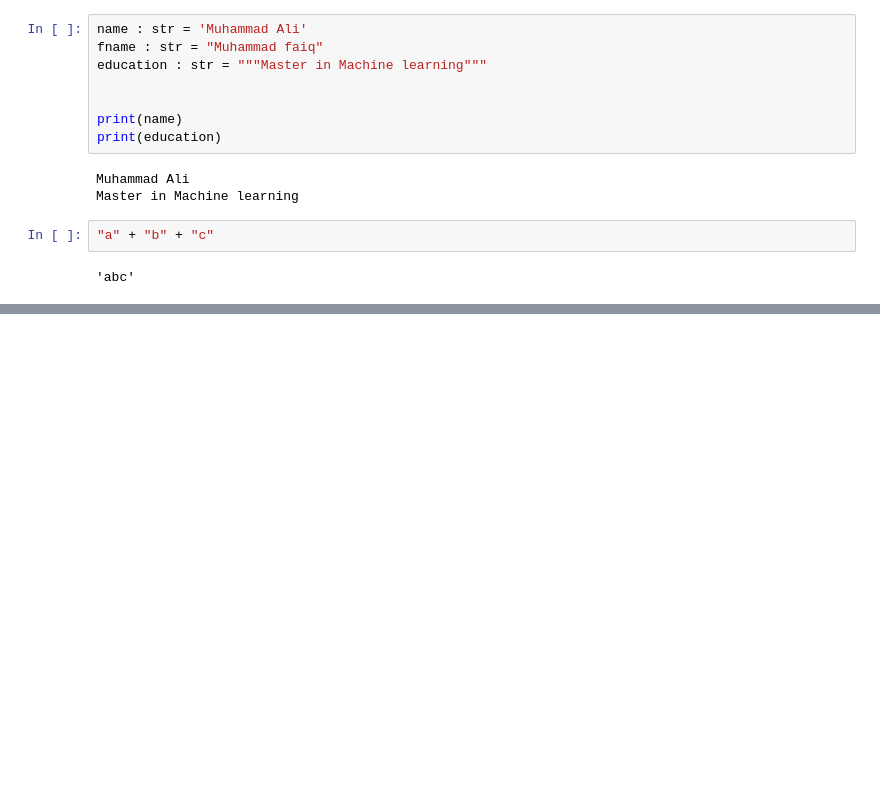
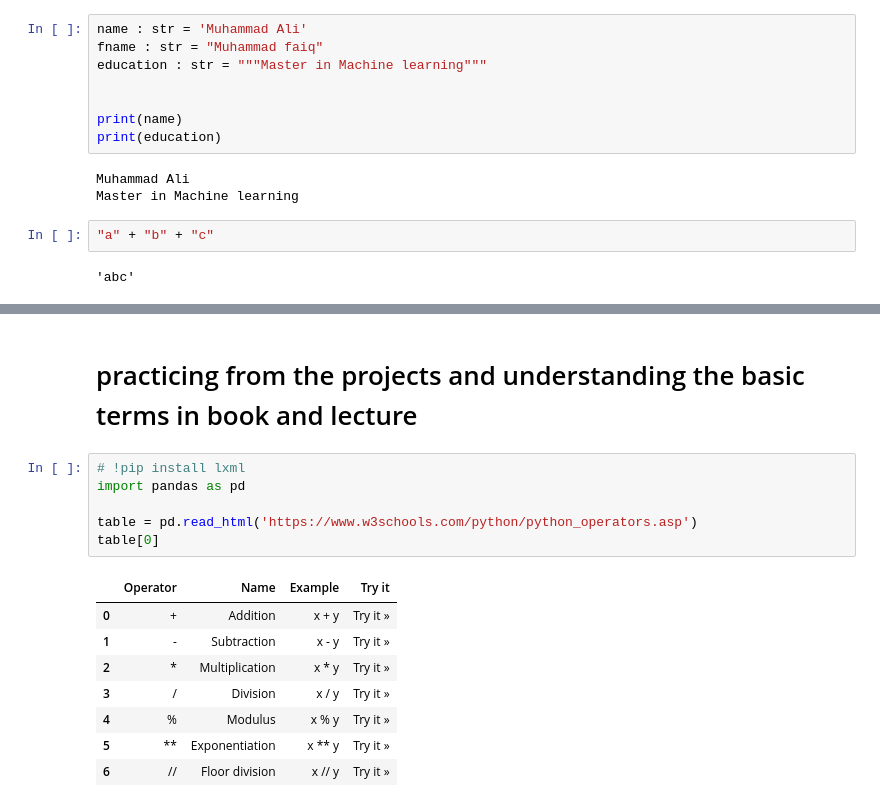
Before and after one commit to yasir23/PYTHON-PRO, a Jupyter notebook: PYTHON/CLASS.ipynb, the cells around one changed output, grey strips where cells are left out. Cells and saved outputs as stored; diff of their text form; blank space fills up the shorter version.

```diff
--- a/PYTHON/CLASS.ipynb
+++ b/PYTHON/CLASS.ipynb
@@ -45,0 +110,17 @@ EDUCATION :             Master in Machine learning
+# %% [markdown]
+# practicing from the projects and understanding the basic terms in book and lecture
+# %%
+# !pip install lxml
+import pandas as pd
+
+table = pd.read_html('https://www.w3schools.com/python/python_operators.asp')
+table[0]
+# %% [output]
+|  | Operator | Name | Example | Try it |
+| 0 | + | Addition | x + y | Try it » |
+| 1 | - | Subtraction | x - y | Try it » |
+| 2 | * | Multiplication | x * y | Try it » |
+| 3 | / | Division | x / y | Try it » |
+| 4 | % | Modulus | x % y | Try it » |
+| 5 | ** | Exponentiation | x ** y | Try it » |
+| 6 | // | Floor division | x // y | Try it » |
```
Also changed, not shown: parts of 19 cells of this notebook, 6 other files.
